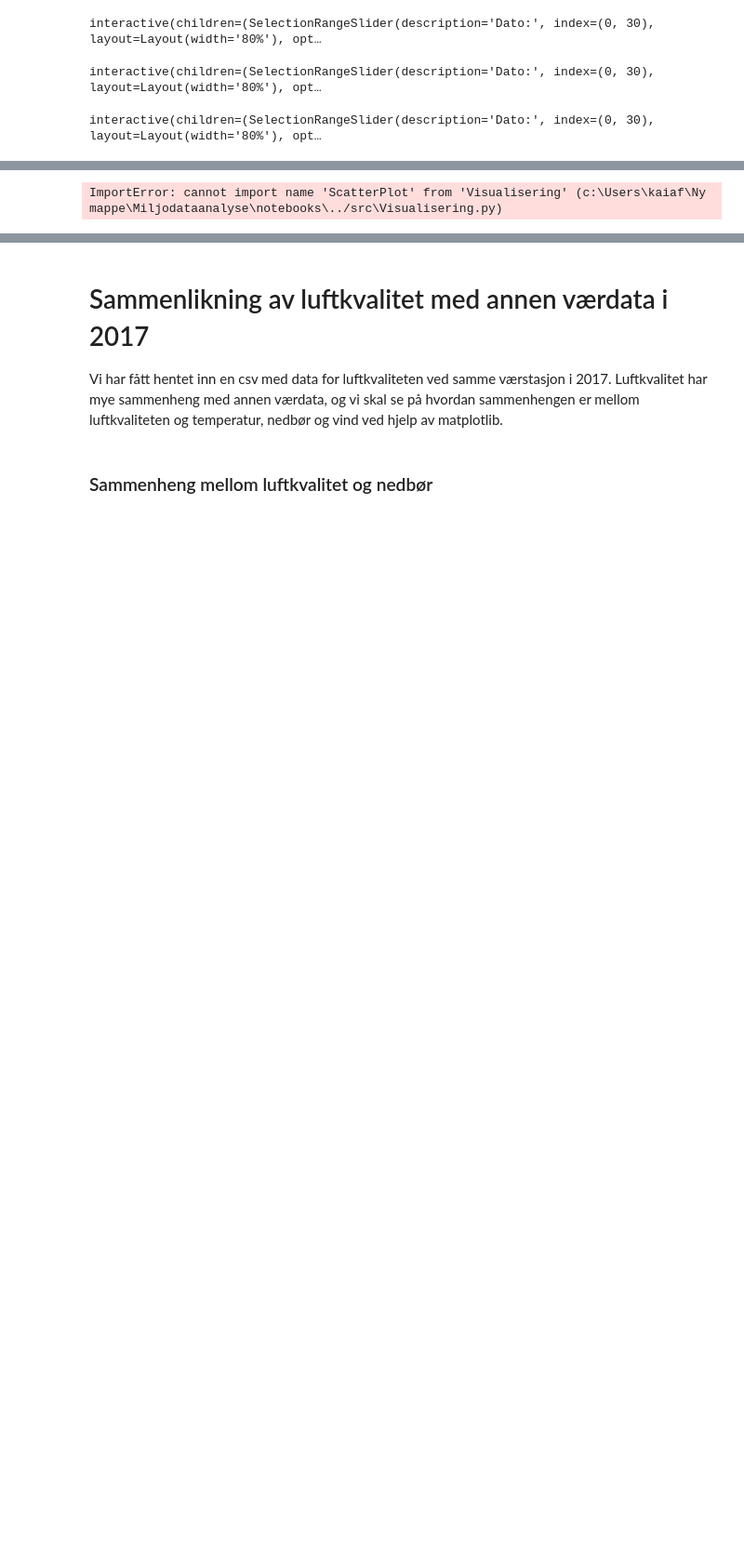
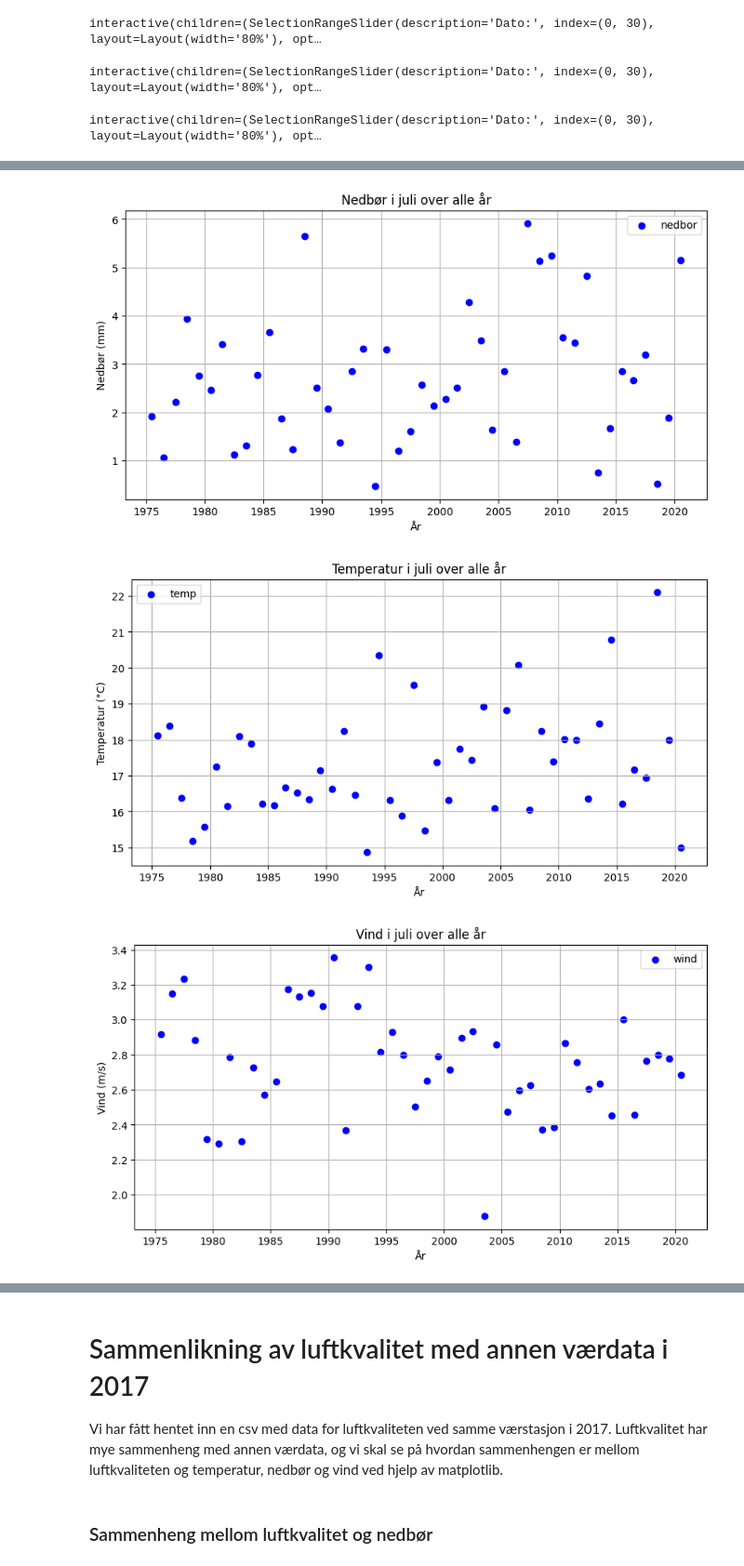
Before and after one commit to Annabrekka/Miljodataanalyse, a Jupyter notebook: notebooks/visualisering.ipynb, the cells around one changed output, grey strips where cells are left out. Shown: that part at 93% size. Cells and saved outputs as stored; diff of their text form; code cells hidden in the pictures; blank space fills up the shorter version.

```diff
--- a/notebooks/visualisering.ipynb
+++ b/notebooks/visualisering.ipynb
@@ -94,18 +98,20 @@ interactive(children=(SelectionRangeSlider(description='Dato:', index=(0, 30), l
 # %%
 import sys
 sys.path.append("../src")
 
 from Visualisering import ScatterPlot
 
-nedbor_visualisering = DataVisualisering("../data/Avarage/avarage_precipitation.csv", datatype="value")
+nedbor_visualisering = ScatterPlot("../data/Avarage/avarage_precipitation.csv", datatype="nedbor", kolonne="value")
 nedbor_visualisering.plot_data()
 
 # Visualisere temperatur
-temp_visualisering = DataVisualisering("../data/Avarage/avarage_temperatur.csv", datatype="temp")
+temp_visualisering = ScatterPlot("../data/Avarage/avarage_temperatur.csv", datatype="temp", kolonne="value")
 temp_visualisering.plot_data()
 
 # Visualisere vind
-vind_visualisering = DataVisualisering("../data/Avarage/avarage_wind.csv", datatype="wind")
+vind_visualisering = ScatterPlot("../data/Avarage/avarage_wind.csv", datatype="wind", kolonne"value")
 vind_visualisering.plot_data()
 # %% [output]
-ImportError: cannot import name 'ScatterPlot' from 'Visualisering' (c:\Users\kaiaf\Ny mappe\Miljodataanalyse\notebooks\../src\Visualisering.py)
+[figure, added]
+[figure, added]
+[figure, added]
```
Also changed, not shown: parts of 25 cells of this notebook.
